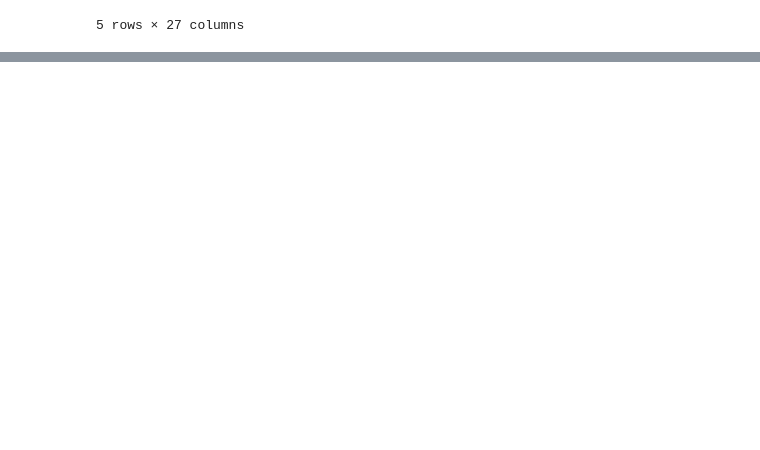
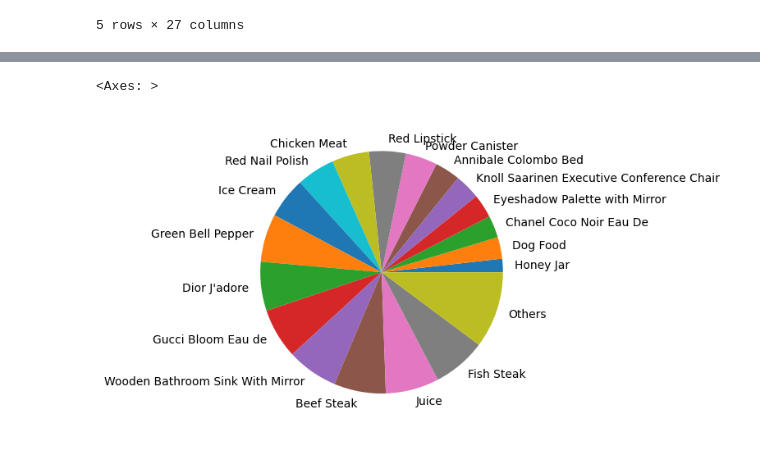
Before and after one commit to uday76805/crispy-adventure, a Jupyter notebook: notebooks/Data_Pipelining_Example.ipynb, the cells around one changed output, grey strips where cells are left out. Saved outputs shown, nothing was run; the diff lists cells and outputs as text; code cells hidden in the pictures; blank space fills up the shorter version.

```diff
--- a/notebooks/Data_Pipelining_Example.ipynb
+++ b/notebooks/Data_Pipelining_Example.ipynb
@@ -72,3 +72,10 @@ df2.head()
 | 2 | 3 | Powder Canister | The Powder Canister is a finely m... | beauty | [beauty, face powder] | [Very happy with my purchase!, Gr... | https://assets.dummyjson.com/publ... | [https://cdn.dummyjson.com/produc... |
 | 3 | 4 | Red Lipstick | The Red Lipstick is a classic and... | beauty | [beauty, lipstick] | [Great product!, Very pleased!, V... | https://assets.dummyjson.com/publ... | [https://cdn.dummyjson.com/produc... |
 | 4 | 5 | Red Nail Polish | The Red Nail Polish offers a rich... | beauty | [beauty, nail polish] | [Very pleased!, Great product!, H... | https://assets.dummyjson.com/publ... | [https://cdn.dummyjson.com/produc... |
+# %%
+# To clean strings in tags, comment and images
+import re
+for col in ['tags', 'comment', 'images']:
+  df2[col] = df2[col].apply(lambda x: re.sub(r"[\[\]']", "", str(x)))
+
+df2.head()
@@ -86,3 +101,8 @@ df2.head()
 | 2 | 3 | Powder Canister | The Powder Canister is a finely m... | beauty | beauty, face powder | Very happy with my purchase, Grea... | https://assets.dummyjson.com/publ... | https://cdn.dummyjson.com/product... |
 | 3 | 4 | Red Lipstick | The Red Lipstick is a classic and... | beauty | beauty, lipstick | Great product, Very pleased, Very... | https://assets.dummyjson.com/publ... | https://cdn.dummyjson.com/product... |
 | 4 | 5 | Red Nail Polish | The Red Nail Polish offers a rich... | beauty | beauty, nail polish | Very pleased, Great product, High... | https://assets.dummyjson.com/publ... | https://cdn.dummyjson.com/product... |
+# %%
+df2['price'] = df['price']
+df2['discount'] = df['discountPercentage']
+df2['stock'] = df['stock']
+df2.head()
@@ -88,0 +128,12 @@ df2.head()
+# %%
+stock_sum = df2.groupby('title')['stock'].sum().sort_values()
+
+# Filter and bundle out titles with stock less than 25
+stock_sum_filtered = stock_sum[stock_sum >= 25]
+other_stock = stock_sum[stock_sum < 25].sum()
+stock_sum_filtered['Others'] = other_stock
+
+stock_sum_filtered.plot(kind = 'pie', label = '')
+# %% [output]
+<Axes: >
+[figure, added]
```
Also changed, not shown: parts of 6 cells of this notebook.
